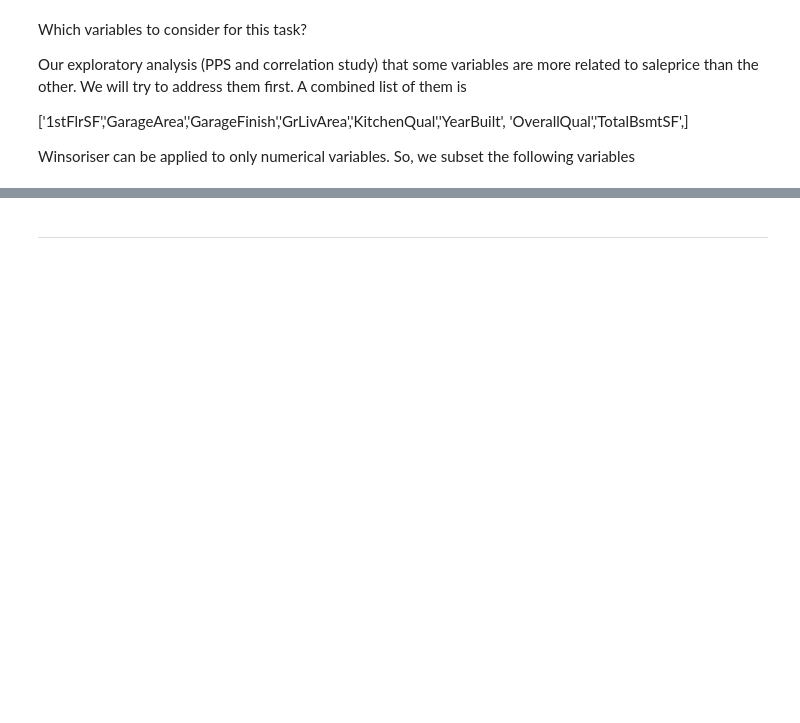
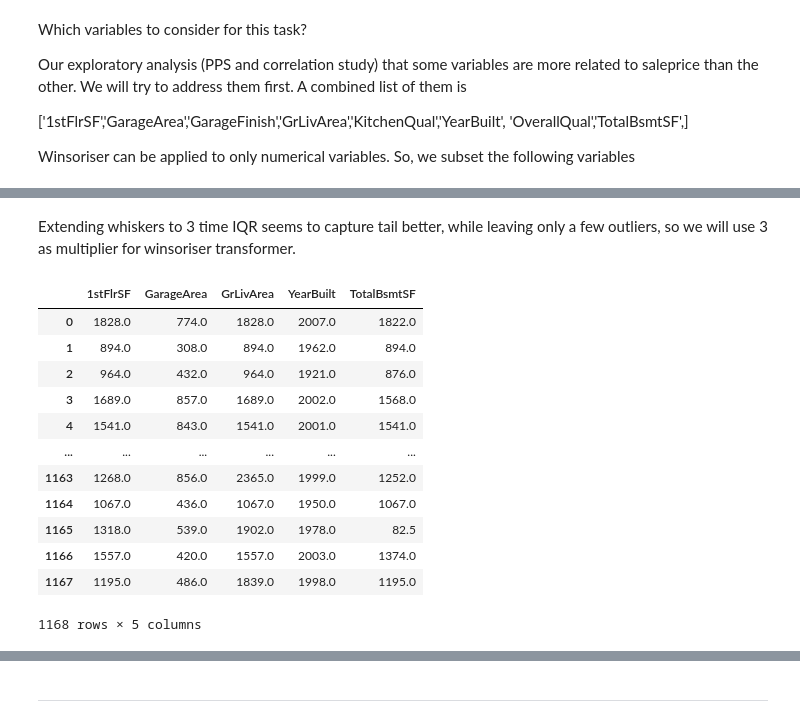
Before and after one commit to ysgurjar/pp5_project_heritage_housing, a Jupyter notebook: jupyter_notebooks/04.feature_engineering.ipynb, the cells around one changed output, grey strips where cells are left out. Cells and saved outputs as stored; diff of their text form; code cells hidden in the pictures; blank space fills up the shorter version.

```diff
--- a/jupyter_notebooks/04.feature_engineering.ipynb
+++ b/jupyter_notebooks/04.feature_engineering.ipynb
@@ -127,0 +144,2 @@ for var in win_var:
+# %% [markdown]
+Extending whiskers to 3 time IQR seems to capture tail better, while leaving only a few outliers, so we will use 3 as multiplier for winsoriser transformer.
@@ -127,0 +164,16 @@ for var in win_var:
+# %%
+X_transformed
+# %% [output]
+|  | 1stFlrSF | GarageArea | GrLivArea | YearBuilt | TotalBsmtSF |
+| 0 | 1828.0 | 774.0 | 1828.0 | 2007.0 | 1822.0 |
+| 1 | 894.0 | 308.0 | 894.0 | 1962.0 | 894.0 |
+| 2 | 964.0 | 432.0 | 964.0 | 1921.0 | 876.0 |
+| 3 | 1689.0 | 857.0 | 1689.0 | 2002.0 | 1568.0 |
+| 4 | 1541.0 | 843.0 | 1541.0 | 2001.0 | 1541.0 |
+| ... | ... | ... | ... | ... | ... |
+| 1163 | 1268.0 | 856.0 | 2365.0 | 1999.0 | 1252.0 |
+| 1164 | 1067.0 | 436.0 | 1067.0 | 1950.0 | 1067.0 |
+| 1165 | 1318.0 | 539.0 | 1902.0 | 1978.0 | 82.5 |
+| 1166 | 1557.0 | 420.0 | 1557.0 | 2003.0 | 1374.0 |
+| 1167 | 1195.0 | 486.0 | 1839.0 | 1998.0 | 1195.0 |
+1168 rows × 5 columns
```
Also changed, not shown: parts of 8 cells of this notebook.
